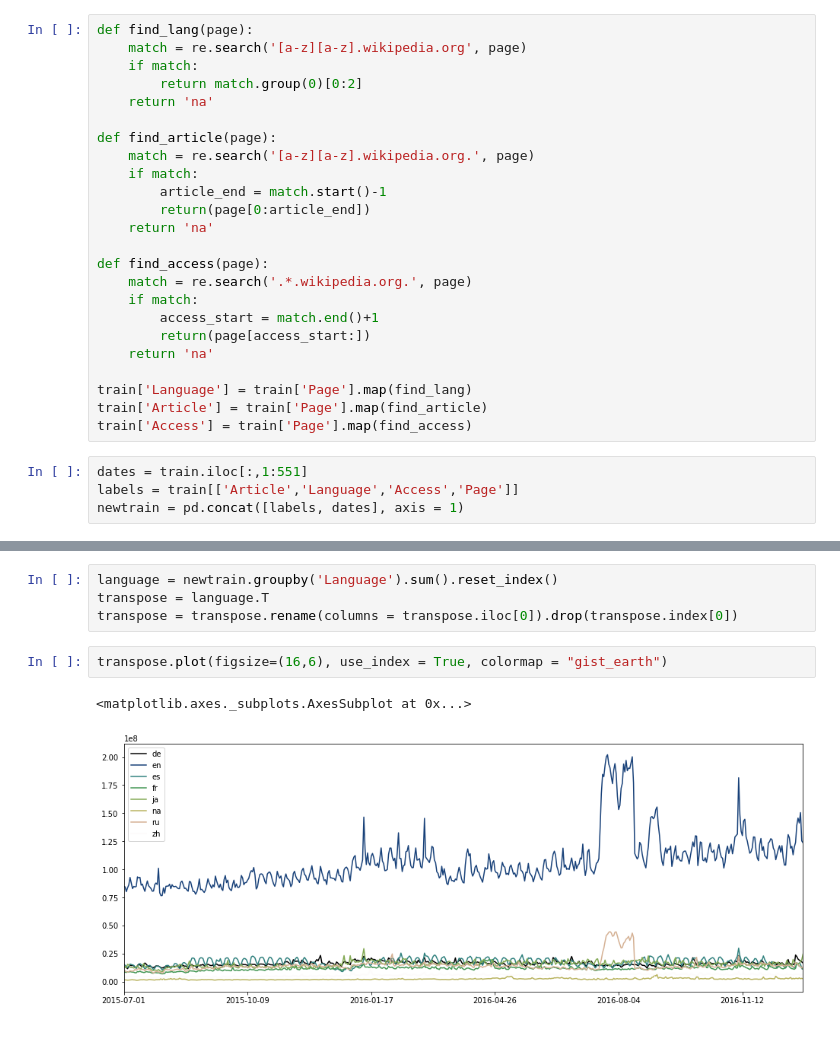
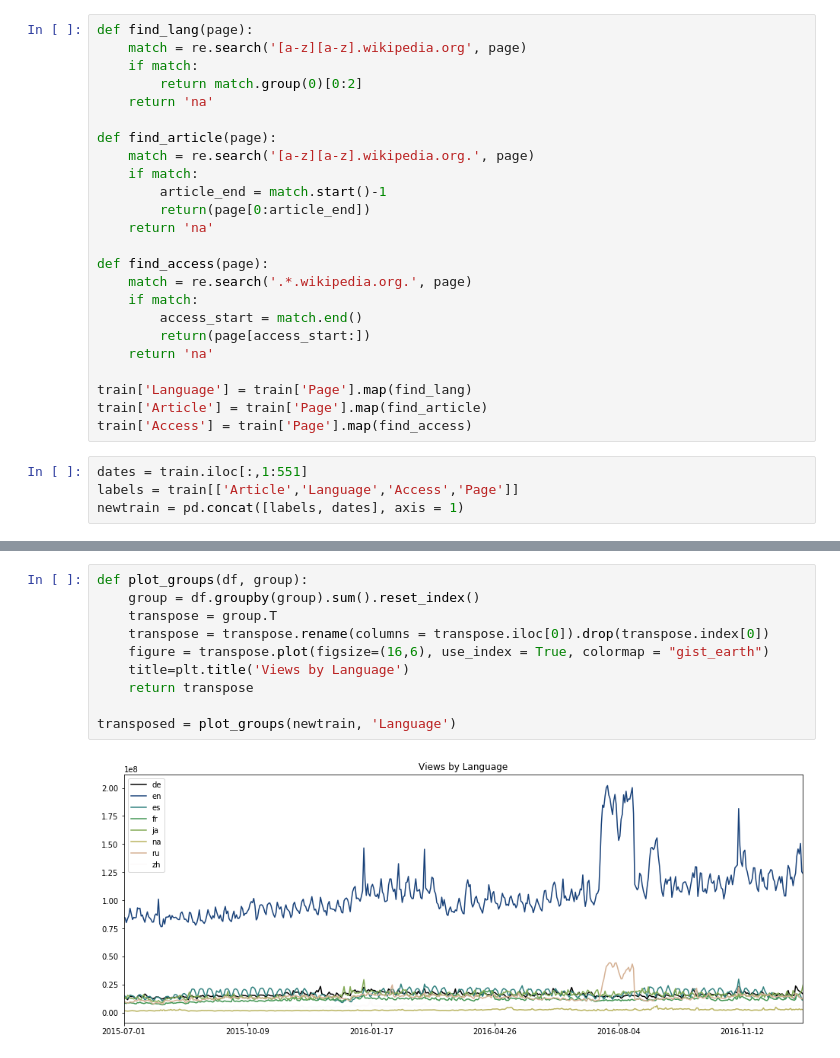
Before and after one commit to christinejiang11/personal_projects, a Jupyter notebook: Web_Traffic_Time_Series/Web_Traffic_Prediction.ipynb, the cells around one changed output, grey strips where cells are left out. Saved outputs shown, nothing was run; the diff lists cells and outputs as text.

Commit message:
plotting languages

```diff
--- a/Web_Traffic_Time_Series/Web_Traffic_Prediction.ipynb
+++ b/Web_Traffic_Time_Series/Web_Traffic_Prediction.ipynb
@@ -41,7 +44,7 @@ def find_article(page):
 def find_access(page):
     match = re.search('.*.wikipedia.org.', page)
     if match:
-        access_start = match.end()+1
+        access_start = match.end()
         return(page[access_start:])
     return 'na'
 
@@ -65,9 +75,12 @@ newtrain.head()
 # %%
-language = newtrain.groupby('Language').sum().reset_index()
-transpose = language.T
-transpose = transpose.rename(columns = transpose.iloc[0]).drop(transpose.index[0])
+def plot_groups(df, group):
+    group = df.groupby(group).sum().reset_index()
+    transpose = group.T
+    transpose = transpose.rename(columns = transpose.iloc[0]).drop(transpose.index[0])
+    figure = transpose.plot(figsize=(16,6), use_index = True, colormap = "gist_earth")
+    title=plt.title('Views by Language')
+    return transpose
+
+transposed = plot_groups(newtrain, 'Language')
+# %% [output]
+[figure, added]
-# %%
-transpose.plot(figsize=(16,6), use_index = True, colormap = "gist_earth")
-# %% [output]
-<matplotlib.axes._subplots.AxesSubplot at 0x...>
-[figure, removed]
```
Also changed, not shown: parts of 11 cells of this notebook.
